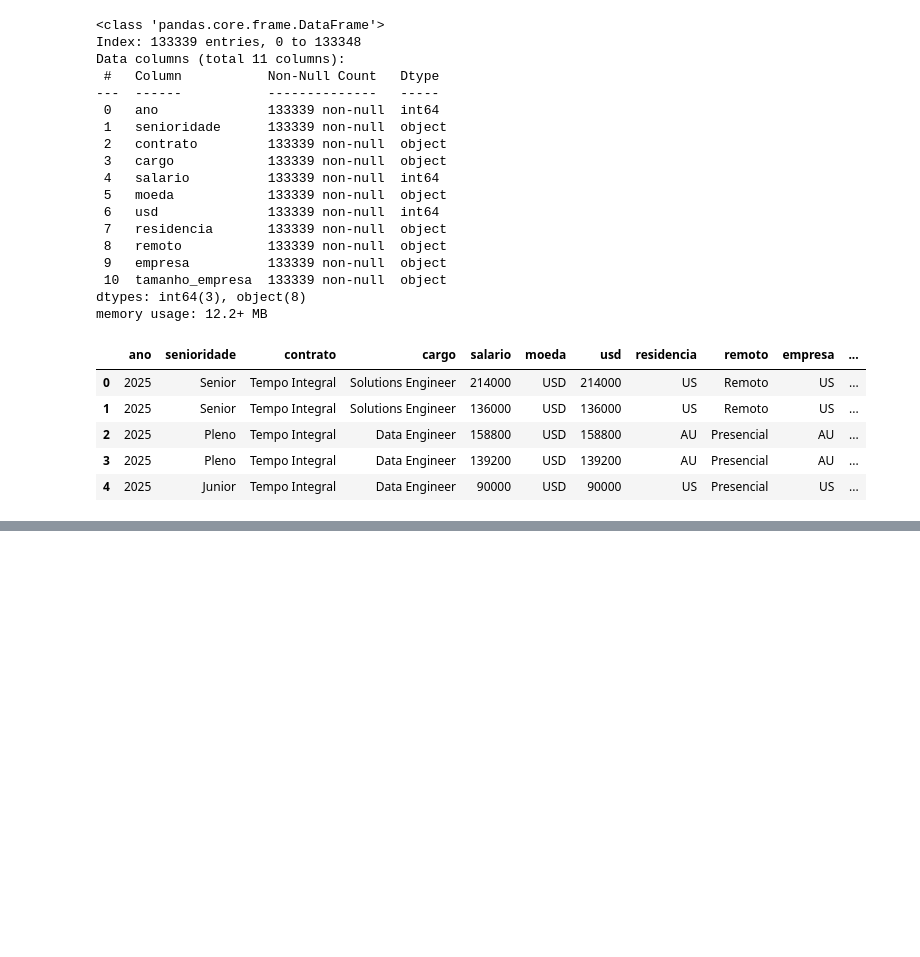
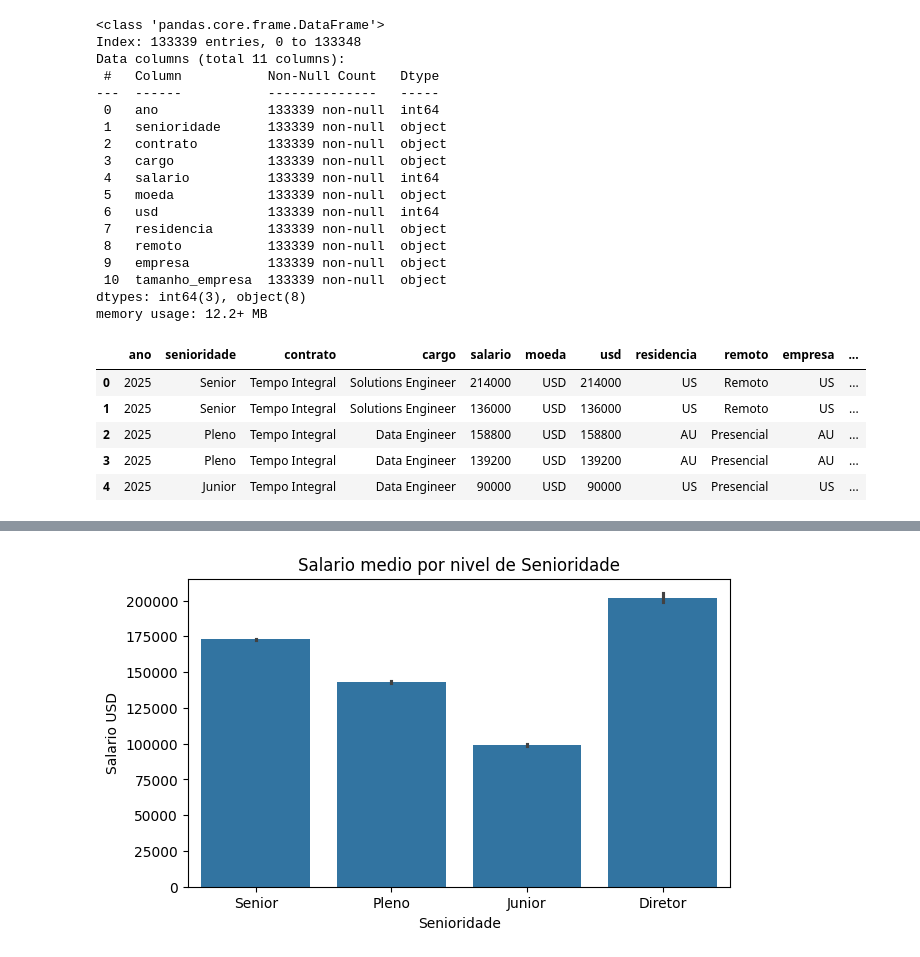
Before and after one commit to augustodalosta-lgtm/Aprendizado-primeiro-passo-0, a Jupyter notebook: Exp_dados_com_pandas_aula.ipynb, the cells around one changed output, grey strips where cells are left out. Drawn from its saved outputs; the diff is of its cells as text; code cells hidden in the pictures; blank space fills up the shorter version.

```diff
--- a/Exp_dados_com_pandas_aula.ipynb
+++ b/Exp_dados_com_pandas_aula.ipynb
@@ -449,0 +481,9 @@ df_limpo.head()
+# %%
+plt.figure(figsize=(7, 4))
+sns.barplot(data=df_limpo, x="senioridade", y="usd")
+plt.title("Salario medio por nivel de Senioridade")
+plt.xlabel("Senioridade")
+plt.ylabel("Salario USD")
+plt.show()
+# %% [output]
+[figure, added]
```
Also changed, not shown: parts of 21 cells of this notebook.
